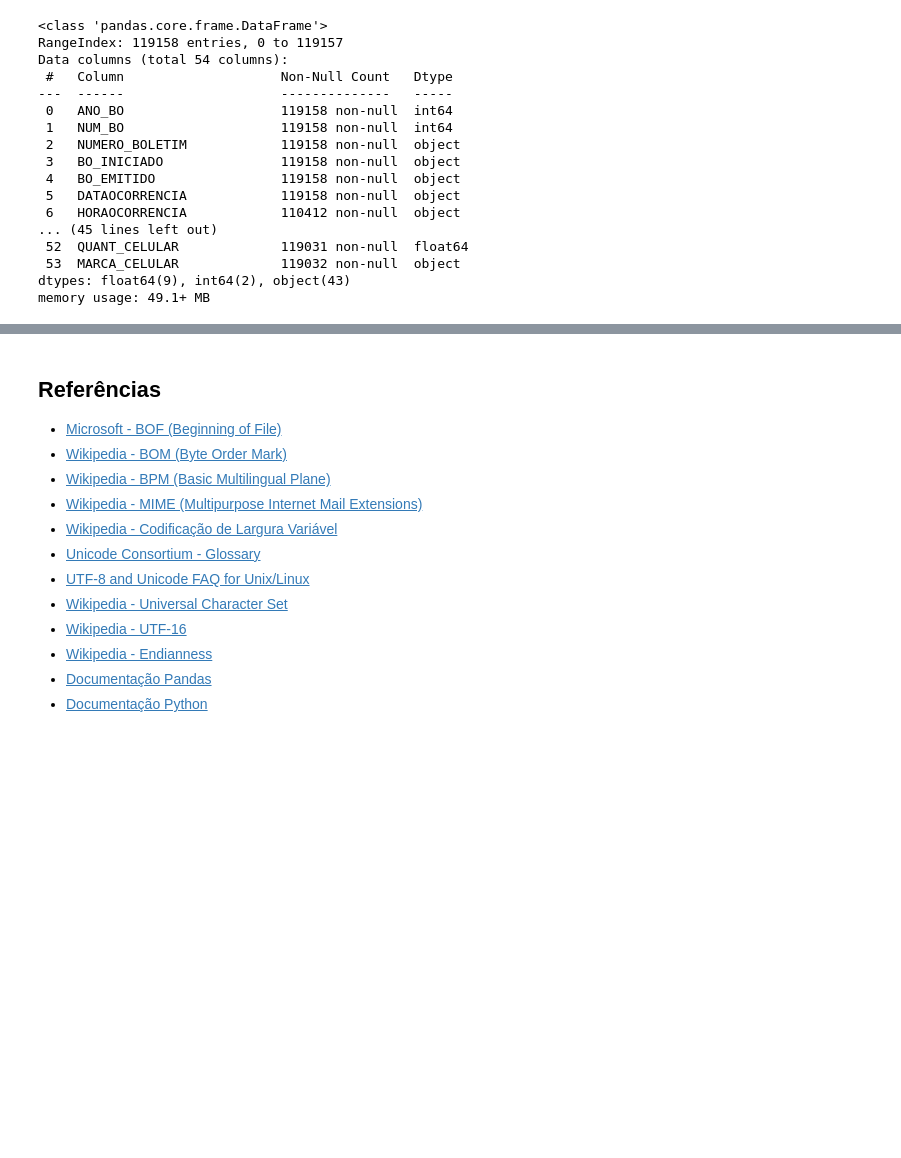
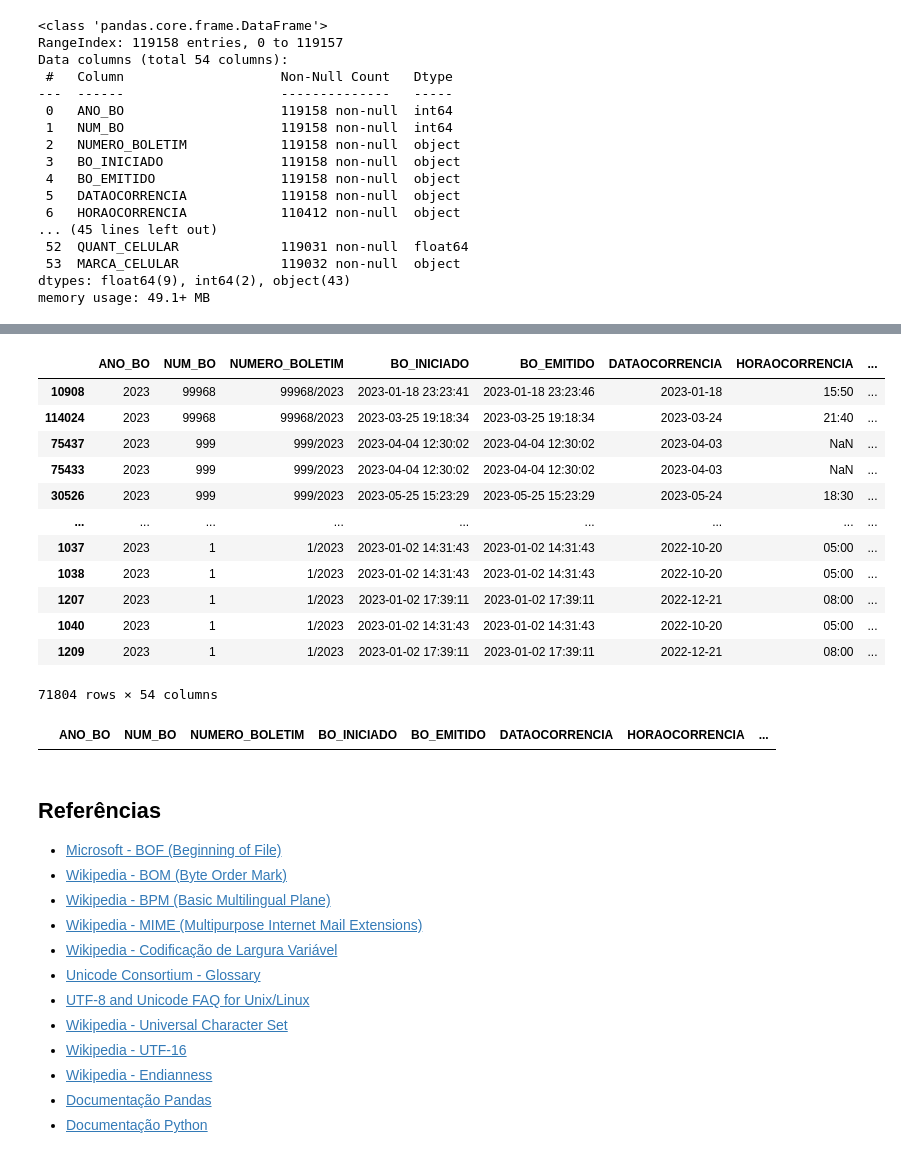
Before and after one commit to dvths/roubos-de-celular-SP-S1-2023, a Jupyter notebook: 03_coleta_e_importação_dos_dados.ipynb, the cells around one changed output, grey strips where cells are left out. Saved outputs shown, nothing was run; the diff lists cells and outputs as text; code cells hidden in the pictures; blank space fills up the shorter version.

```diff
--- a/03_coleta_e_importação_dos_dados.ipynb
+++ b/03_coleta_e_importação_dos_dados.ipynb
@@ -198,7 +193,7 @@ def process_file(input_dir, output_dir):
                 num_month = match.group(1)
                 name_month = MONTHS.get(num_month, num_month)
 
-                new_name = pattern.sub(f"{name_month}", filename)
+                new_name = pattern.sub(f"{name_month}", filename).replace(".xls", ".csv")
 
                 old_path = os.path.join(input_dir, filename)
                 new_path = os.path.join(output_dir, new_name)
@@ -246,0 +377,12 @@ et voilà!
+# %%
+"""Limpa os registro LONGITUDE e LATITUDE """
+
+def clean_coordinate_value(value):
+    if isinstance(value, str):
+        try:
+            clean_value = value.strip().replace(",", ".")
+            return float(clean_value)
+        except ValueError:
+            return None
+
+    return None
@@ -247,3 +704,25 @@ et voilà!
+# %%
+dupe = df_formated[df_formated.duplicated("NUM_BO", keep=False)]
+dupe.sort_values(ascending=False, by="NUM_BO")
+# %% [output]
+|  | ANO_BO | NUM_BO | NUMERO_BOLETIM | BO_INICIADO | BO_EMITIDO | DATAOCORRENCIA | HORAOCORRENCIA | ... |
+| 10908 | 2023 | 99968 | 99968/2023 | 2023-01-18 23:23:41 | 2023-01-18 23:23:46 | 2023-01-18 | 15:50 | ... |
+| 114024 | 2023 | 99968 | 99968/2023 | 2023-03-25 19:18:34 | 2023-03-25 19:18:34 | 2023-03-24 | 21:40 | ... |
+| 75437 | 2023 | 999 | 999/2023 | 2023-04-04 12:30:02 | 2023-04-04 12:30:02 | 2023-04-03 | NaN | ... |
+| 75433 | 2023 | 999 | 999/2023 | 2023-04-04 12:30:02 | 2023-04-04 12:30:02 | 2023-04-03 | NaN | ... |
+| 30526 | 2023 | 999 | 999/2023 | 2023-05-25 15:23:29 | 2023-05-25 15:23:29 | 2023-05-24 | 18:30 | ... |
+| ... | ... | ... | ... | ... | ... | ... | ... | ... |
+| 1037 | 2023 | 1 | 1/2023 | 2023-01-02 14:31:43 | 2023-01-02 14:31:43 | 2022-10-20 | 05:00 | ... |
+| 1038 | 2023 | 1 | 1/2023 | 2023-01-02 14:31:43 | 2023-01-02 14:31:43 | 2022-10-20 | 05:00 | ... |
+| 1207 | 2023 | 1 | 1/2023 | 2023-01-02 17:39:11 | 2023-01-02 17:39:11 | 2022-12-21 | 08:00 | ... |
+| 1040 | 2023 | 1 | 1/2023 | 2023-01-02 14:31:43 | 2023-01-02 14:31:43 | 2022-10-20 | 05:00 | ... |
+| 1209 | 2023 | 1 | 1/2023 | 2023-01-02 17:39:11 | 2023-01-02 17:39:11 | 2022-12-21 | 08:00 | ... |
+71804 rows × 54 columns
+# %%
+dupe_2 = df_formated[df_formated.duplicated()]
+dupe_2
+# %% [output]
+|  | ANO_BO | NUM_BO | NUMERO_BOLETIM | BO_INICIADO | BO_EMITIDO | DATAOCORRENCIA | HORAOCORRENCIA | ... |
 # %% [markdown]
 ## Referências
 - [Microsoft - BOF (Beginning of File)](https://learn.microsoft.com/en-us/openspecs/office_file_formats/ms-xls/4d6a3d1e-d7c5-405f-bbae-d01e9cb79366)
```
Also changed, not shown: parts of 48 cells of this notebook, 1 other file.
